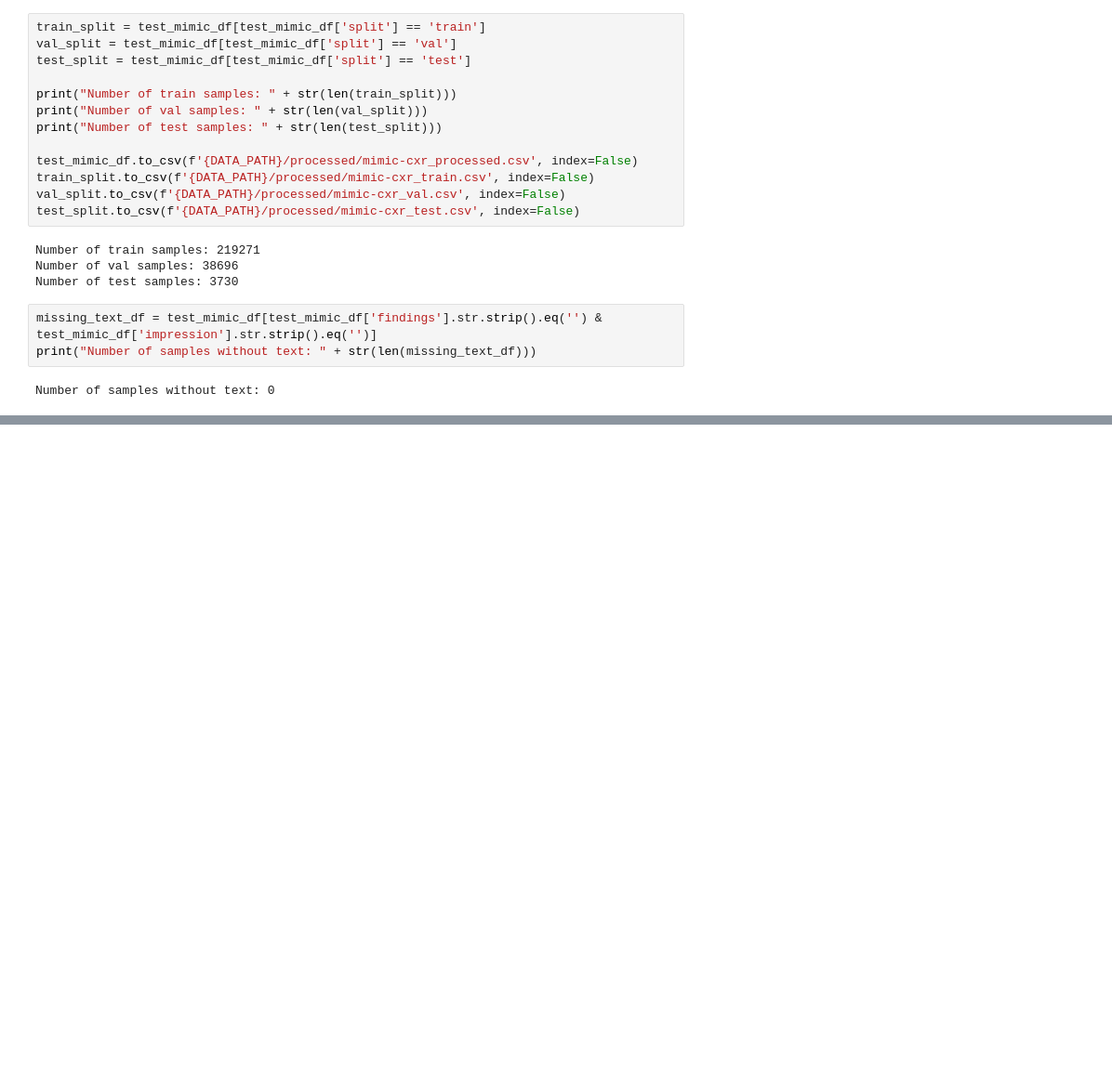
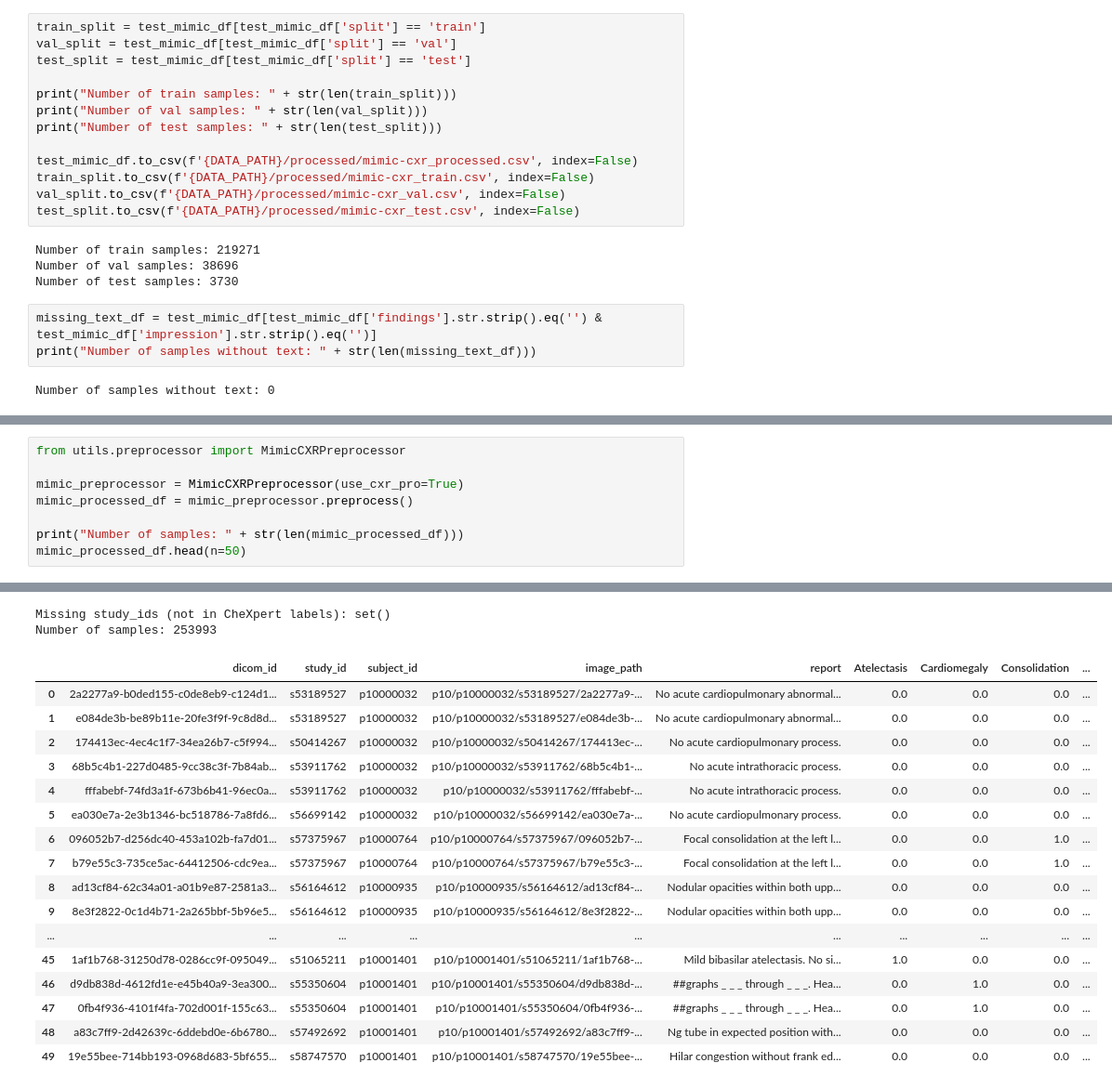
Before and after one commit to tudormihaita/cxr-report-gen, a Jupyter notebook: notebooks/mimic-cxr-data-processing.ipynb, the cells around one changed output, grey strips where cells are left out. Shown: that part at 93% size. Drawn from its saved outputs; the diff is of its cells as text; blank space fills up the shorter version.

```diff
--- a/notebooks/mimic-cxr-data-processing.ipynb
+++ b/notebooks/mimic-cxr-data-processing.ipynb
@@ -614,0 +724,9 @@ Support Devices: 1057
+# %%
+from utils.preprocessor import MimicCXRPreprocessor
+
+mimic_preprocessor = MimicCXRPreprocessor(use_cxr_pro=True)
+mimic_processed_df = mimic_preprocessor.preprocess()
+
+print("Number of samples: " + str(len(mimic_processed_df)))
+mimic_processed_df.head(n=50)
+# %% [output]
@@ -614,0 +750,19 @@ Support Devices: 1057
+Missing study_ids (not in CheXpert labels): set()
+Number of samples: 253993
+|  | dicom_id | study_id | subject_id | image_path | report | Atelectasis | Cardiomegaly | Consolidation | ... |
+| 0 | 2a2277a9-b0ded155-c0de8eb9-c124d1... | s53189527 | p10000032 | p10/p10000032/s53189527/2a2277a9-... | No acute cardiopulmonary abnormal... | 0.0 | 0.0 | 0.0 | ... |
+| 1 | e084de3b-be89b11e-20fe3f9f-9c8d8d... | s53189527 | p10000032 | p10/p10000032/s53189527/e084de3b-... | No acute cardiopulmonary abnormal... | 0.0 | 0.0 | 0.0 | ... |
+| 2 | 174413ec-4ec4c1f7-34ea26b7-c5f994... | s50414267 | p10000032 | p10/p10000032/s50414267/174413ec-... | No acute cardiopulmonary process. | 0.0 | 0.0 | 0.0 | ... |
+| 3 | 68b5c4b1-227d0485-9cc38c3f-7b84ab... | s53911762 | p10000032 | p10/p10000032/s53911762/68b5c4b1-... | No acute intrathoracic process. | 0.0 | 0.0 | 0.0 | ... |
+| 4 | fffabebf-74fd3a1f-673b6b41-96ec0a... | s53911762 | p10000032 | p10/p10000032/s53911762/fffabebf-... | No acute intrathoracic process. | 0.0 | 0.0 | 0.0 | ... |
+| 5 | ea030e7a-2e3b1346-bc518786-7a8fd6... | s56699142 | p10000032 | p10/p10000032/s56699142/ea030e7a-... | No acute cardiopulmonary process. | 0.0 | 0.0 | 0.0 | ... |
+| 6 | 096052b7-d256dc40-453a102b-fa7d01... | s57375967 | p10000764 | p10/p10000764/s57375967/096052b7-... | Focal consolidation at the left l... | 0.0 | 0.0 | 1.0 | ... |
+| 7 | b79e55c3-735ce5ac-64412506-cdc9ea... | s57375967 | p10000764 | p10/p10000764/s57375967/b79e55c3-... | Focal consolidation at the left l... | 0.0 | 0.0 | 1.0 | ... |
+| 8 | ad13cf84-62c34a01-a01b9e87-2581a3... | s56164612 | p10000935 | p10/p10000935/s56164612/ad13cf84-... | Nodular opacities within both upp... | 0.0 | 0.0 | 0.0 | ... |
+| 9 | 8e3f2822-0c1d4b71-2a265bbf-5b96e5... | s56164612 | p10000935 | p10/p10000935/s56164612/8e3f2822-... | Nodular opacities within both upp... | 0.0 | 0.0 | 0.0 | ... |
+| ... | ... | ... | ... | ... | ... | ... | ... | ... | ... |
+| 45 | 1af1b768-31250d78-0286cc9f-095049... | s51065211 | p10001401 | p10/p10001401/s51065211/1af1b768-... | Mild bibasilar atelectasis. No si... | 1.0 | 0.0 | 0.0 | ... |
+| 46 | d9db838d-4612fd1e-e45b40a9-3ea300... | s55350604 | p10001401 | p10/p10001401/s55350604/d9db838d-... | ##graphs _ _ _ through _ _ _. Hea... | 0.0 | 1.0 | 0.0 | ... |
+| 47 | 0fb4f936-4101f4fa-702d001f-155c63... | s55350604 | p10001401 | p10/p10001401/s55350604/0fb4f936-... | ##graphs _ _ _ through _ _ _. Hea... | 0.0 | 1.0 | 0.0 | ... |
+| 48 | a83c7ff9-2d42639c-6ddebd0e-6b6780... | s57492692 | p10001401 | p10/p10001401/s57492692/a83c7ff9-... | Ng tube in expected position with... | 0.0 | 0.0 | 0.0 | ... |
+| 49 | 19e55bee-714bb193-0968d683-5bf655... | s58747570 | p10001401 | p10/p10001401/s58747570/19e55bee-... | Hilar congestion without frank ed... | 0.0 | 0.0 | 0.0 | ... |
```
Also changed, not shown: parts of 21 cells of this notebook, 28 other files.
